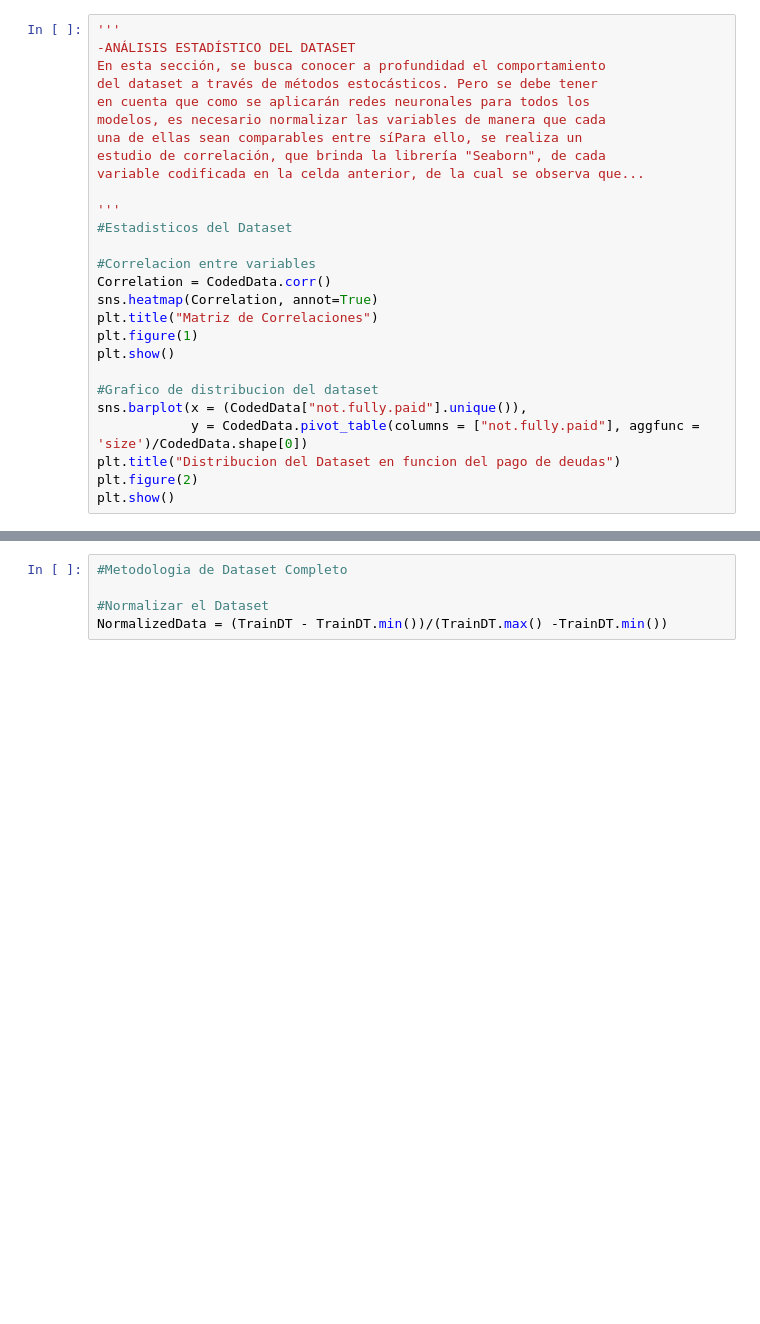
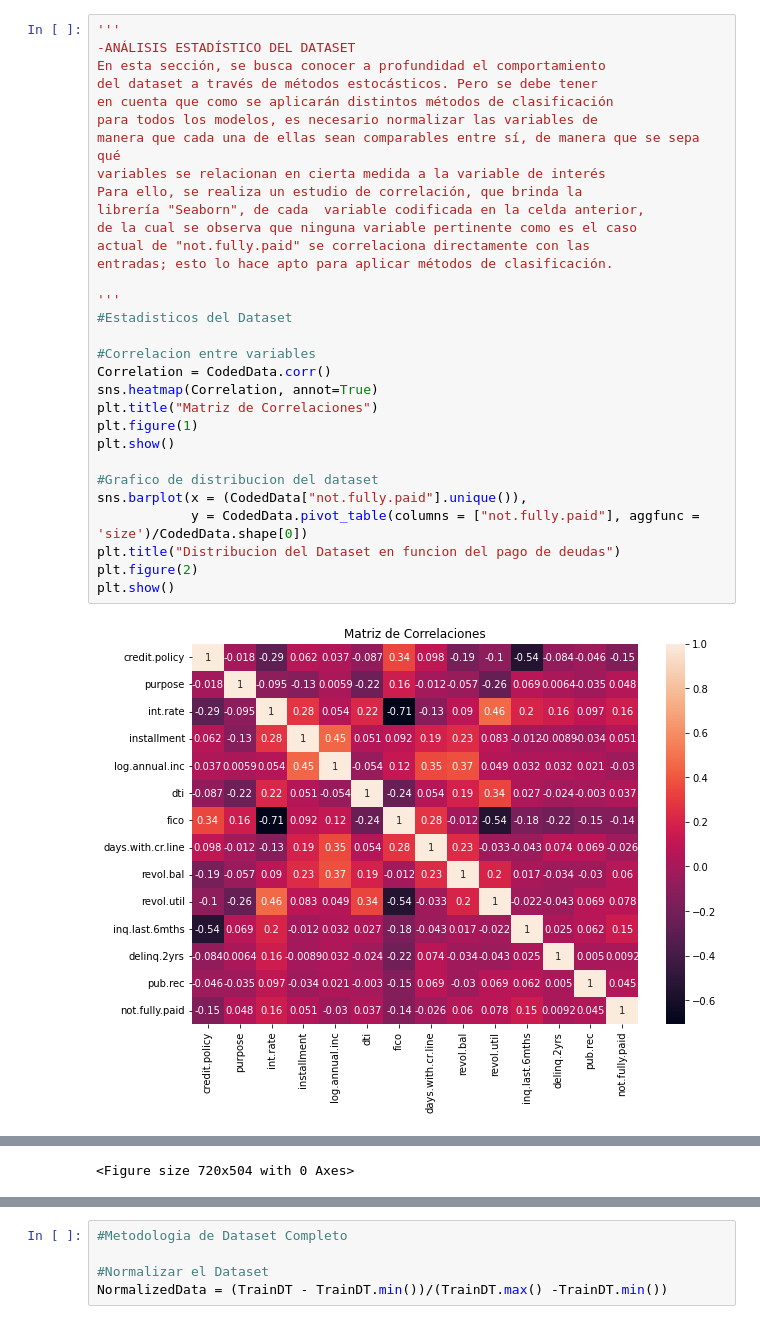
Before and after one commit to Craziertexas/bookish-train, a Jupyter notebook: bookish-train.ipynb, the cells around one changed output, grey strips where cells are left out. Saved outputs shown, nothing was run; the diff lists cells and outputs as text; blank space fills up the shorter version.

```diff
--- a/bookish-train.ipynb
+++ b/bookish-train.ipynb
@@ -97,27 +136,33 @@ print("-------------------------------")
 # %%
 '''
 -ANÁLISIS ESTADÍSTICO DEL DATASET
 En esta sección, se busca conocer a profundidad el comportamiento
 del dataset a través de métodos estocásticos. Pero se debe tener
-en cuenta que como se aplicarán redes neuronales para todos los
-modelos, es necesario normalizar las variables de manera que cada
-una de ellas sean comparables entre síPara ello, se realiza un
-estudio de correlación, que brinda la librería "Seaborn", de cada
-variable codificada en la celda anterior, de la cual se observa que...
+en cuenta que como se aplicarán distintos métodos de clasificación
+para todos los modelos, es necesario normalizar las variables de
+manera que cada una de ellas sean comparables entre sí, de manera que se sepa qué
+variables se relacionan en cierta medida a la variable de interés
+Para ello, se realiza un estudio de correlación, que brinda la
+librería "Seaborn", de cada  variable codificada en la celda anterior,
+de la cual se observa que ninguna variable pertinente como es el caso
+actual de "not.fully.paid" se correlaciona directamente con las
+entradas; esto lo hace apto para aplicar métodos de clasificación.
 
 '''
 #Estadisticos del Dataset
 
 #Correlacion entre variables
 Correlation = CodedData.corr()
 sns.heatmap(Correlation, annot=True)
 plt.title("Matriz de Correlaciones")
 plt.figure(1)
 plt.show()
 
 #Grafico de distribucion del dataset
 sns.barplot(x = (CodedData["not.fully.paid"].unique()),
             y = CodedData.pivot_table(columns = ["not.fully.paid"], aggfunc = 'size')/CodedData.shape[0])
 plt.title("Distribucion del Dataset en funcion del pago de deudas")
 plt.figure(2)
 plt.show()
+# %% [output]
+[figure, added]
@@ -124,2 +170,3 @@ plt.show()
+<Figure size 720x504 with 0 Axes>
 # %%
 '''
```
Also changed, not shown: parts of 34 cells of this notebook, 24 other files.
